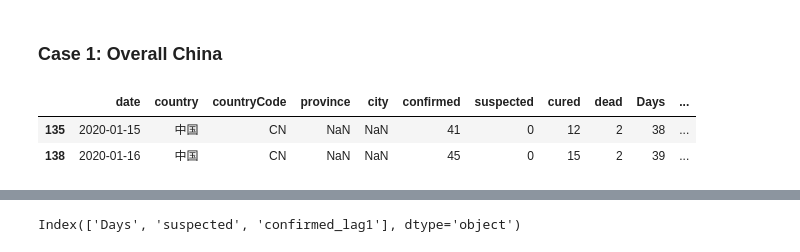
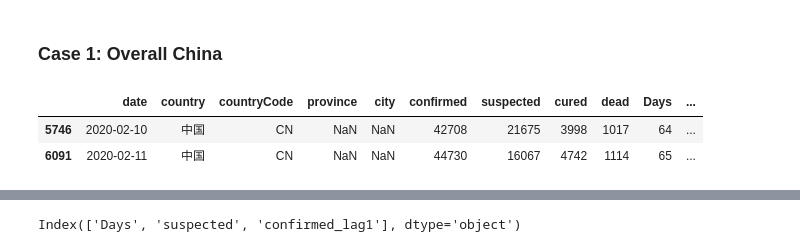
Before and after one commit to docligot/CoronaTracker-simulteModel, a Jupyter notebook: baseline-regression/Baseline_RidgeRegression.ipynb, the cells around one changed output, grey strips where cells are left out. Drawn from its saved outputs; the diff is of its cells as text; code cells hidden in the pictures.

```diff
--- a/baseline-regression/Baseline_RidgeRegression.ipynb
+++ b/baseline-regression/Baseline_RidgeRegression.ipynb
@@ -65,11 +65,11 @@ features_to_engineer = ['confirmed'] # only calculate lag 1 for predictor, not r
 # %%
 china_df = feature_engineering(china_df, features_to_engineer)
 # %%
-china_df.head(2)
+china_df.tail(2)
 # %% [output]
 |  | date | country | countryCode | province | city | confirmed | suspected | cured | dead | Days | ... |
-| 135 | 2020-01-15 | 中国 | CN | NaN | NaN | 41 | 0 | 12 | 2 | 38 | ... |
-| 138 | 2020-01-16 | 中国 | CN | NaN | NaN | 45 | 0 | 15 | 2 | 39 | ... |
+| 5746 | 2020-02-10 | 中国 | CN | NaN | NaN | 42708 | 21675 | 3998 | 1017 | 64 | ... |
+| 6091 | 2020-02-11 | 中国 | CN | NaN | NaN | 44730 | 16067 | 4742 | 1114 | 65 | ... |
 # %%
 Train, Test = split_train_test_by_date(china_df, 5)
 
```
Also changed, not shown: parts of 12 cells of this notebook, 9 other files.
